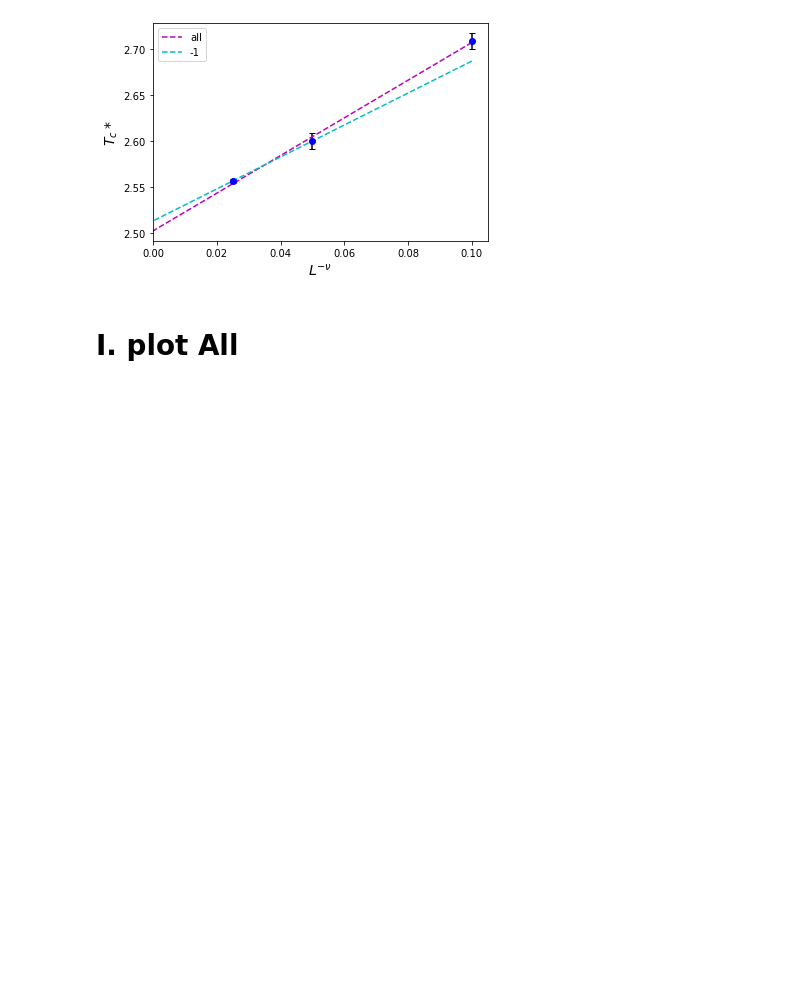
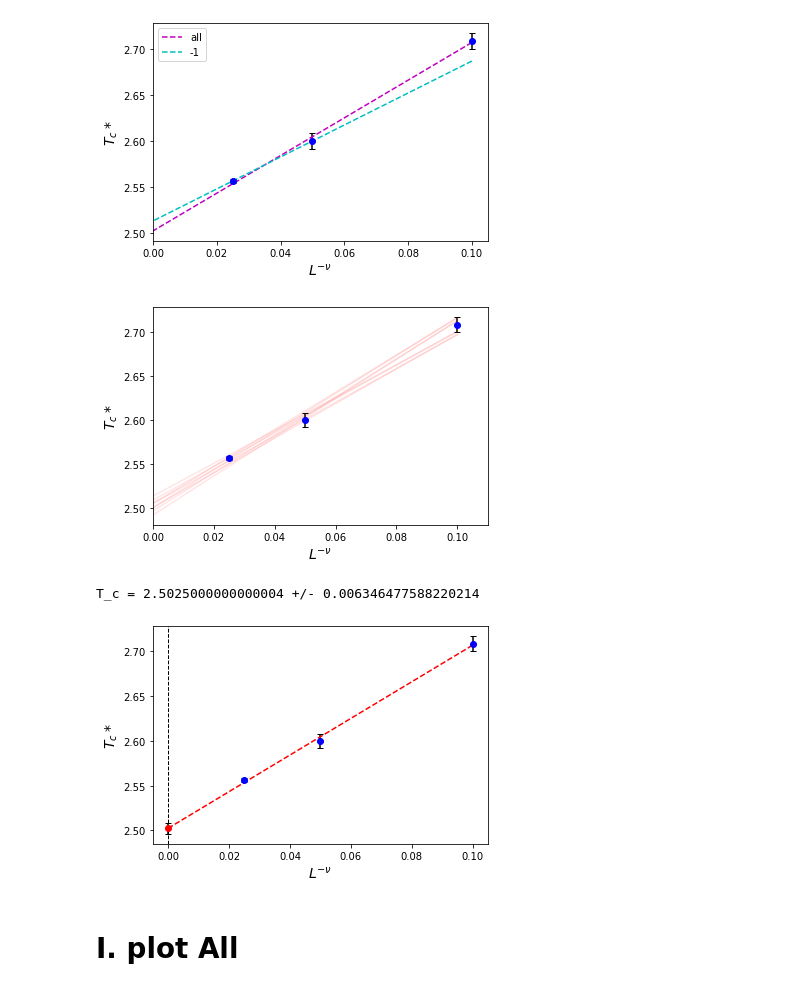
Before and after one commit to aadeliee22/MCMCIsing_SLMC, a Jupyter notebook: python/5th+6th/plaquette&fit.ipynb, the cells around one changed output. Cells and saved outputs as stored; diff of their text form; code cells hidden in the pictures; blank space fills up the shorter version.

```diff
--- a/python/5th+6th/plaquette&fit.ipynb
+++ b/python/5th+6th/plaquette&fit.ipynb
@@ -67,6 +67,37 @@ plt.show()
 all : 2.042857142857148 x + 2.5025
 all-1 :  1.733333333333315 x + 2.5133333333333336
 [figure]
+# %%
+cases=3
+T_c_max = np.zeros((2**cases, cases))
+zz=[]
+T_c_range = np.zeros(2**cases)
+for i in range (2**cases):
+    for j in range (cases):
+        det = int(i/(2**j))%2
+        T_c_max[i][j]=pseudopoint[j]+maxerr[j]*((-1)**det)
+    zz.append(np.polyfit(t[:cases], T_c_max[i], 1))
+    T_c_range[i] = zz[i][1]
+for i in range (2**cases):
+    plt.plot(t, np.poly1d(zz[i])(t), 'r-', alpha=0.1)
+plt.errorbar(t[:cases], pseudopoint, yerr=maxerr, fmt="bo", linestyle="", ecolor='k', capsize=3)
+plt.xlabel('$L^{-\\nu}$', fontsize=14)
+plt.ylabel('$T_c*$', fontsize=14)
+plt.xlim(0, 0.11)
+plt.show()
+
+print("T_c =", np.average(T_c_range), "+/-", np.std(T_c_range))
+plt.errorbar(t[:cases], pseudopoint, yerr=maxerr, fmt="bo", linestyle="", ecolor='k', capsize=3)
+plt.errorbar(0, np.average(T_c_range), yerr=np.std(T_c_range), fmt="ro", linestyle="", ecolor='k', capsize=3)
+plt.plot(t,p0(t),"r--")
+plt.xlabel('$L^{-\\nu}$', fontsize=14)
+plt.ylabel('$T_c*$', fontsize=14)
+plt.axvline(x=0, color='k', linestyle='--', linewidth=1)
+plt.show()
+# %% [output]
+[figure, added]
+T_c = 2.5025000000000004 +/- 0.006346477588220214
+[figure, added]
 # %% [markdown]
 # I. plot All
 # %%
```
